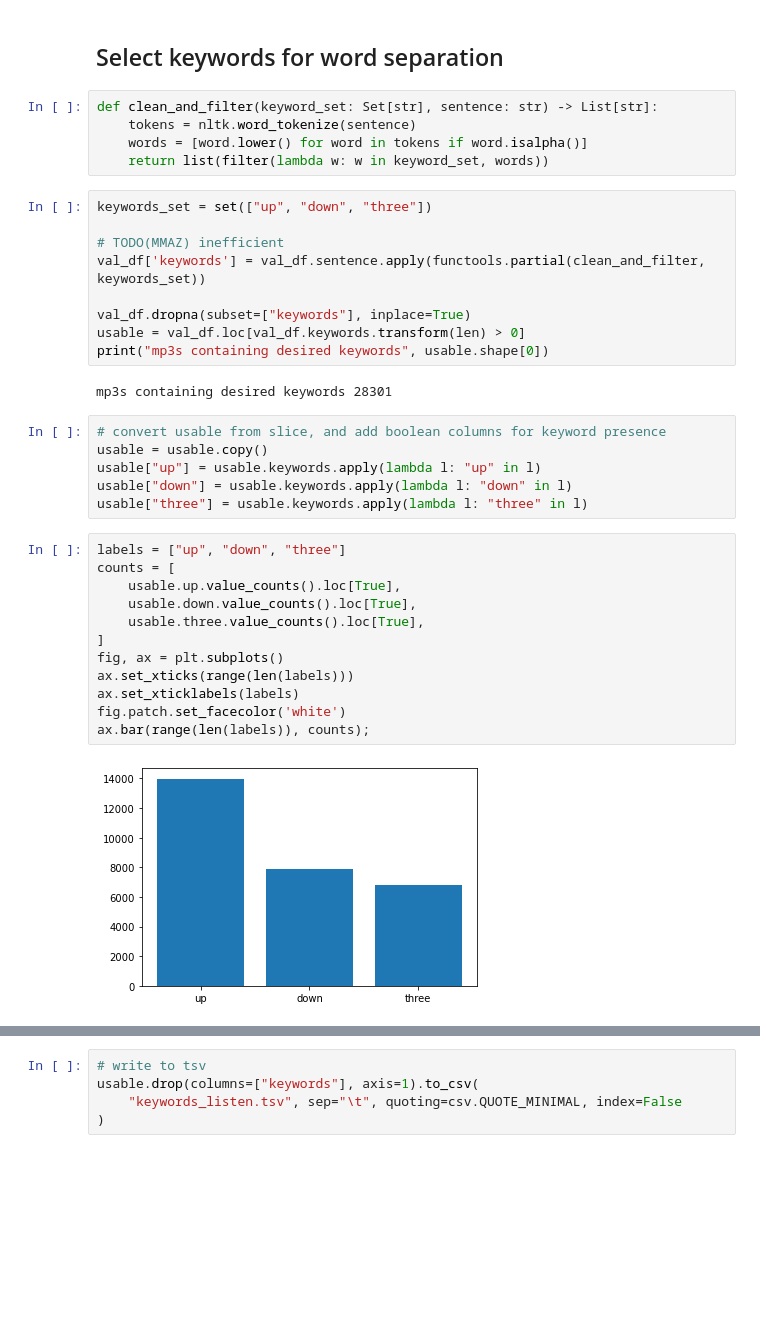
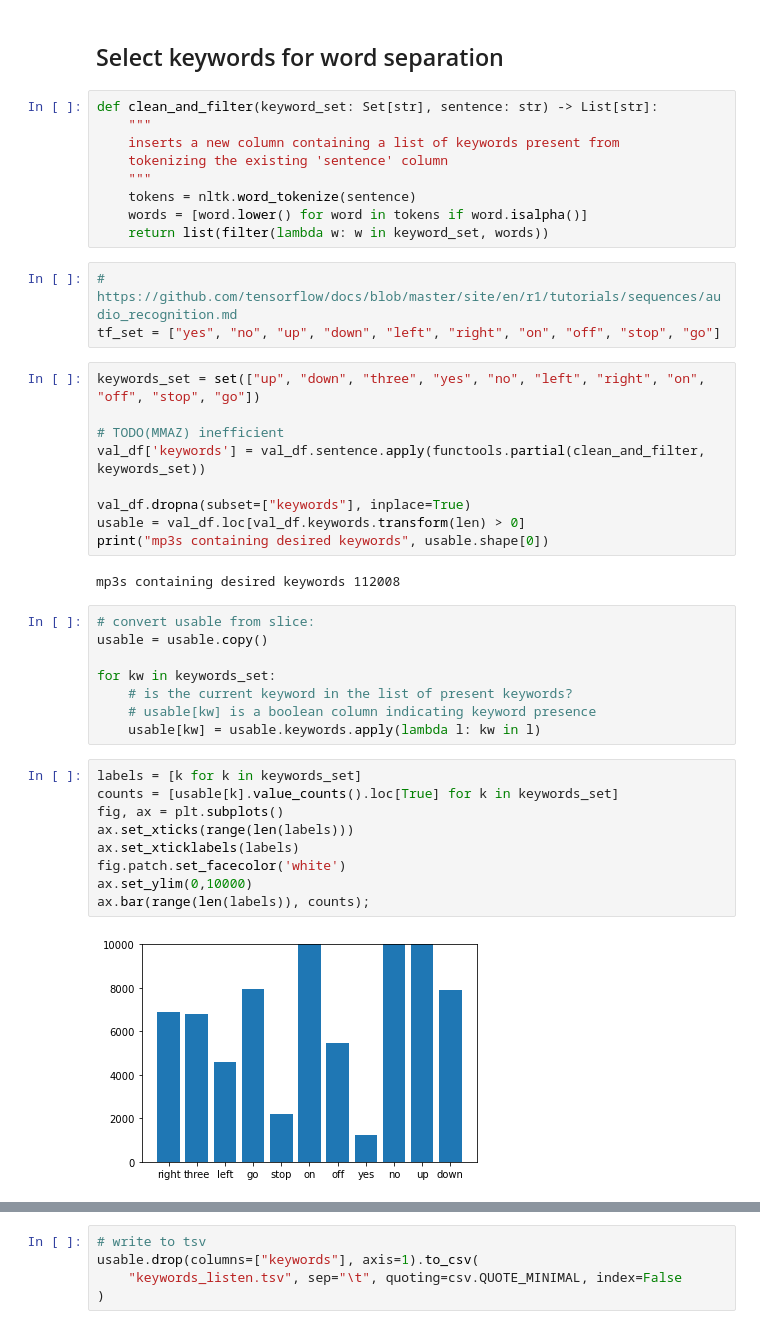
Before and after one commit to harvard-edge/multilingual_kws, a Jupyter notebook: ParseGoogleCloud.ipynb, the cells around one changed output, grey strips where cells are left out. Cells and saved outputs as stored; diff of their text form; blank space fills up the shorter version.

```diff
--- a/ParseGoogleCloud.ipynb
+++ b/ParseGoogleCloud.ipynb
@@ -68,11 +68,18 @@ Now, run `word_separator/transcribe_word_time_offsets.py` on `./micro_dataset`
 ## Select keywords for word separation
 # %%
 def clean_and_filter(keyword_set: Set[str], sentence: str) -> List[str]:
+    """
+    inserts a new column containing a list of keywords present from
+    tokenizing the existing 'sentence' column
+    """
     tokens = nltk.word_tokenize(sentence)
     words = [word.lower() for word in tokens if word.isalpha()]
     return list(filter(lambda w: w in keyword_set, words))
+# %%
+# https://github.com/tensorflow/docs/blob/master/site/en/r1/tutorials/sequences/audio_recognition.md
+tf_set = ["yes", "no", "up", "down", "left", "right", "on", "off", "stop", "go"]
 # %%
-keywords_set = set(["up", "down", "three"])
+keywords_set = set(["up", "down", "three", "yes", "no", "left", "right", "on", "off", "stop", "go"])
 
 # TODO(MMAZ) inefficient
 val_df['keywords'] = val_df.sentence.apply(functools.partial(clean_and_filter, keywords_set))
@@ -81,24 +88,23 @@ val_df.dropna(subset=["keywords"], inplace=True)
 usable = val_df.loc[val_df.keywords.transform(len) > 0]
 print("mp3s containing desired keywords", usable.shape[0])
 # %% [output]
-mp3s containing desired keywords 28301
+mp3s containing desired keywords 112008
-# %%
-# convert usable from slice, and add boolean columns for keyword presence
-usable = usable.copy()
-usable["up"] = usable.keywords.apply(lambda l: "up" in l)
-usable["down"] = usable.keywords.apply(lambda l: "down" in l)
-usable["three"] = usable.keywords.apply(lambda l: "three" in l)
+# %%
+# convert usable from slice:
+usable = usable.copy()
+
+for kw in keywords_set:
+    # is the current keyword in the list of present keywords?
+    # usable[kw] is a boolean column indicating keyword presence
+    usable[kw] = usable.keywords.apply(lambda l: kw in l)
 # %%
-labels = ["up", "down", "three"]
-counts = [
-    usable.up.value_counts().loc[True],
-    usable.down.value_counts().loc[True],
-    usable.three.value_counts().loc[True],
-]
+labels = [k for k in keywords_set]
+counts = [usable[k].value_counts().loc[True] for k in keywords_set]
 fig, ax = plt.subplots()
 ax.set_xticks(range(len(labels)))
 ax.set_xticklabels(labels)
 fig.patch.set_facecolor('white')
+ax.set_ylim(0,10000)
 ax.bar(range(len(labels)), counts);
 # %% [output]
-[figure, old version]
+[figure, new version]
```
Also changed, not shown: parts of 14 cells of this notebook, 2 other files.
